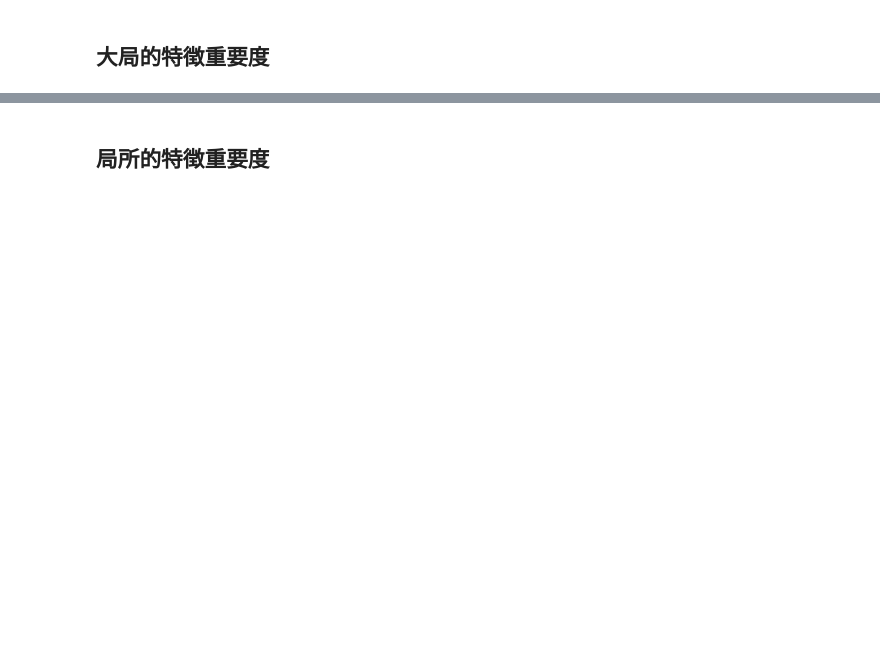
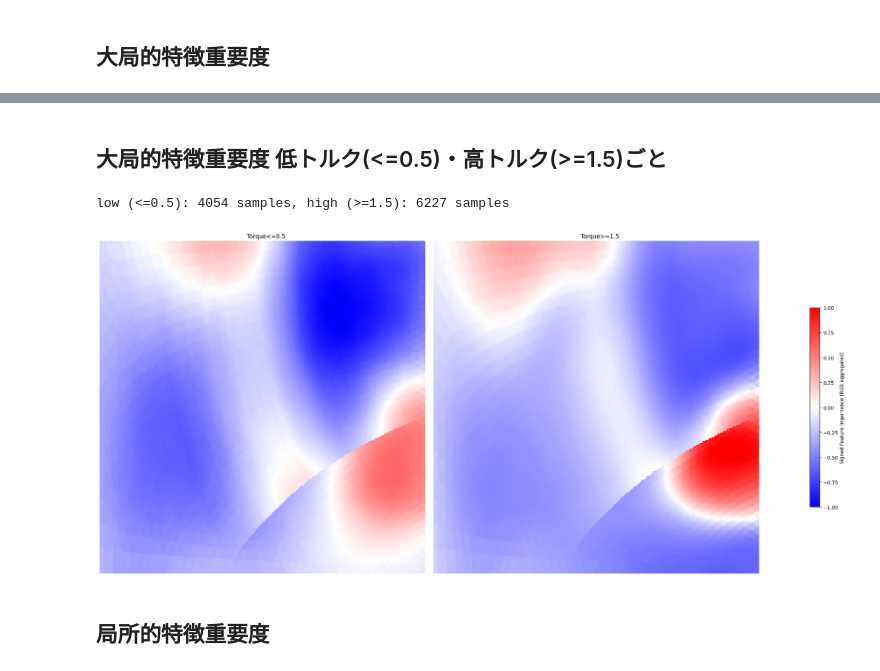
Before and after one commit to Kosuke0606/IPMSM, a Jupyter notebook: notebook/EM_AIME_Gray.ipynb, the cells around one changed output, grey strips where cells are left out. Drawn from its saved outputs; the diff is of its cells as text; code cells hidden in the pictures; blank space fills up the shorter version.

```diff
--- a/notebook/EM_AIME_Gray.ipynb
+++ b/notebook/EM_AIME_Gray.ipynb
@@ -839,0 +870,11 @@ print(f"Estimated memory size of X_scaled (CPU): {X_scaled.nbytes / (1024**3):.2
+# %%
+# X用とY用で別々のスケーラーを使用
+scaler_X = StandardScaler()
+X_scaled = scaler_X.fit_transform(X_loaded)
+
+scaler_Y = StandardScaler()
+# Y_predicted_loadedは1次元配列なので、2次元にreshapeしてからスケーリング
+Y_predicted_scaled = scaler_Y.fit_transform(Y_predicted_loaded.reshape(-1, 1))
+
+print(f"X_scaled shape: {X_scaled.shape}")
+print(f"Y_predicted_scaled shape: {Y_predicted_scaled.shape}")
@@ -880,3 +934,56 @@ print(
+# %% [markdown]
+## 大局的特徴重要度 低トルク(<=0.5)・高トルク(>=1.5)ごと
+# %%
+# 低トルク(<=0.5)・高トルク(>=1.5)ごとにグローバル特徴重要度を算出・可視化
+# 既存の変数: X_scaled, Y_predicted_scaled, Y_true_loaded, feature_names, IMG_HEIGHT, IMG_WIDTH
+
+# 1) 真値ベースのマスク
+y_true = Y_true_loaded.ravel()
+mask_low = y_true <= 0.5
+mask_high = y_true >= 1.5
+print(f"low (<=0.5): {mask_low.sum()} samples, high (>=1.5): {mask_high.sum()} samples")
+
+
+def compute_global_for(mask, label):
+    if mask.sum() == 0:
+        return None, None
+    X_sub = X_scaled[mask]
+    Y_sub = Y_predicted_scaled[mask]  # 既存の設定に合わせて予測値側を使用
+    aime_sub = AIME()
+    aime_sub.create_explainer(X_sub, Y_sub, normalize=False)
+    df = aime_sub.global_feature_importance_without_viz(
+        feature_names=feature_names,
+        class_names=[label],
+        top_k=None,
+        top_k_criterion="average",
+    )
+    return df, aime_sub
+
+
+df_low, aime_low = compute_global_for(mask_low, "Torque<=0.5")
+df_high, aime_high = compute_global_for(mask_high, "Torque>=1.5")
+
+# 2) 2枚並べて可視化（サンプルがある方のみ）
+dfs = [d for d in [df_low, df_high] if d is not None]
+if len(dfs) == 0:
+    print("どちらの条件にも一致するサンプルがありません。")
+else:
+    df_both = pd.concat(dfs, axis=0)
+    class_names_2 = list(df_both.index)
+    (aime_low or aime_high).show_global_signed_grid(
+        df_global=df_both,
+        class_names=class_names_2,
+        H=IMG_HEIGHT,
+        W=IMG_WIDTH,
+        n_channels=1,
+        rows=1,
+        cols=len(class_names_2),
+        fname=None,
+        mode="maxabs",
+    )
+# %% [output]
+low (<=0.5): 4054 samples, high (>=1.5): 6227 samples
+[figure, added]
 # %% [markdown]
 ## 局所的特徴重要度
 # %%
```
Also changed, not shown: parts of 34 cells of this notebook, 5 other files.
